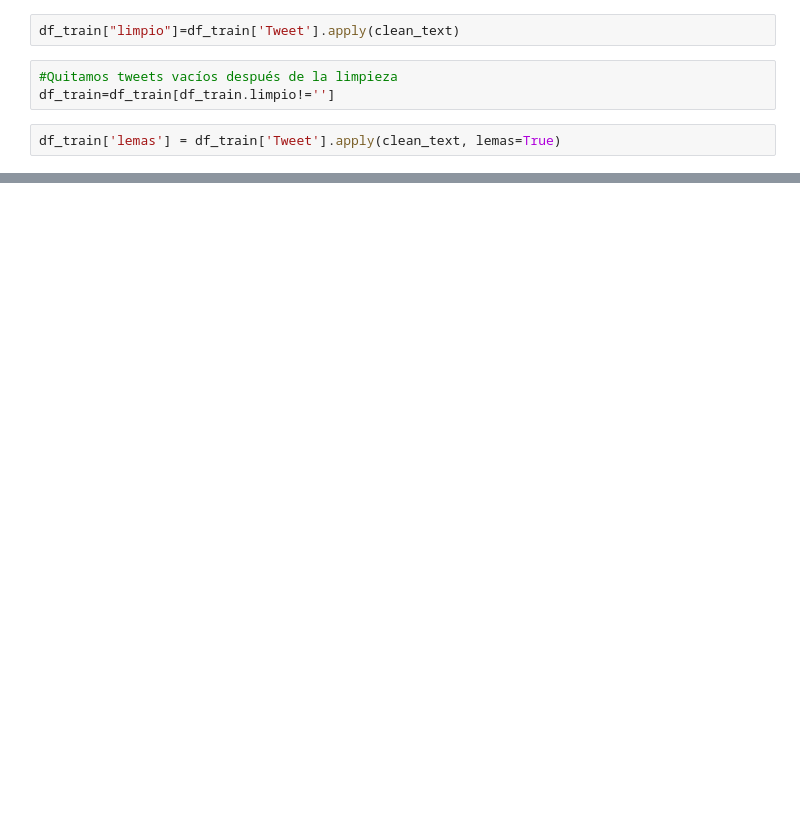
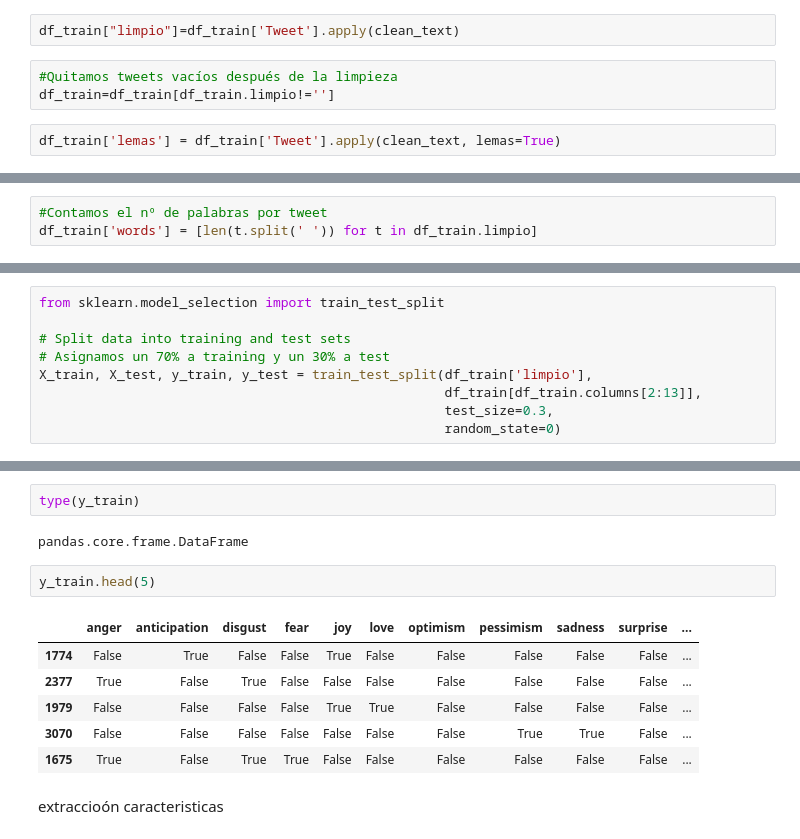
Before and after one commit to AlvaroUriel/idal_ia3, a Jupyter notebook: TareaNLP_1.ipynb, the cells around one changed output, grey strips where cells are left out. Saved outputs shown, nothing was run; the diff lists cells and outputs as text; blank space fills up the shorter version.

```diff
--- a/TareaNLP_1.ipynb
+++ b/TareaNLP_1.ipynb
@@ -190,3 +190,6 @@ df_train.head()
 | 2 | 2018-Es-05379 | @audiomano A mí tampoco me agrado... | True | False | False | False | False | False | False | False | ... |
 | 3 | 2018-Es-00208 | Para llevar a los bebes de un lug... | False | False | False | False | True | False | False | False | ... |
 | 4 | 2018-Es-01385 | @DalasReview me encanta la terrib... | True | False | True | False | False | False | False | False | ... |
+# %%
+#Contamos el nº de palabras por tweet
+df_train['words'] = [len(t.split(' ')) for t in df_train.limpio]
@@ -192,0 +210,9 @@ df_train.head()
+# %%
+from sklearn.model_selection import train_test_split
+
+# Split data into training and test sets
+# Asignamos un 70% a training y un 30% a test
+X_train, X_test, y_train, y_test = train_test_split(df_train['limpio'],
+                                                    df_train[df_train.columns[2:13]],
+                                                    test_size=0.3,
+                                                    random_state=0)
@@ -192,0 +265,15 @@ df_train.head()
+# %%
+type(y_train)
+# %% [output]
+pandas.core.frame.DataFrame
+# %%
+y_train.head(5)
+# %% [output]
+|  | anger | anticipation | disgust | fear | joy | love | optimism | pessimism | sadness | surprise | ... |
+| 1774 | False | True | False | False | True | False | False | False | False | False | ... |
+| 2377 | True | False | True | False | False | False | False | False | False | False | ... |
+| 1979 | False | False | False | False | True | True | False | False | False | False | ... |
+| 3070 | False | False | False | False | False | False | False | True | True | False | ... |
+| 1675 | True | False | True | True | False | False | False | False | False | False | ... |
+# %% [markdown]
+extraccioón caracteristicas
```
Also changed, not shown: parts of 26 cells of this notebook.
